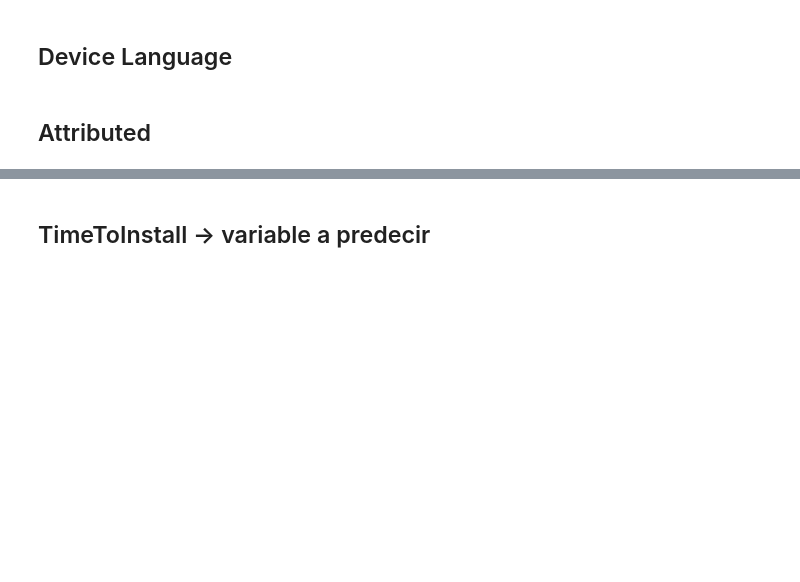
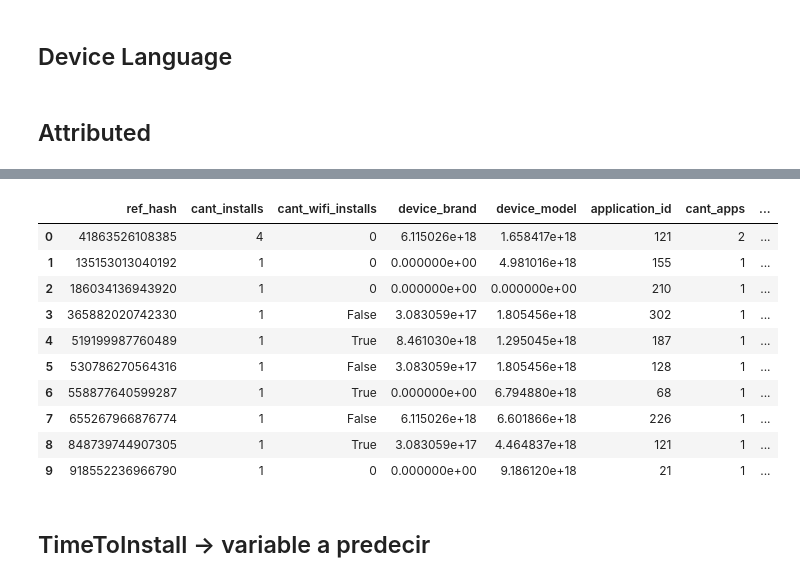
Before and after one commit to GastonMontes/75.06-Datos-Grupo22-TP1, a Jupyter notebook: tp2/FeatureEngineeringInstalls.ipynb, the cells around one changed output, grey strips where cells are left out. Cells and saved outputs as stored; diff of their text form; code cells hidden in the pictures; blank space fills up the shorter version.

```diff
--- a/tp2/FeatureEngineeringInstalls.ipynb
+++ b/tp2/FeatureEngineeringInstalls.ipynb
@@ -190,3 +209,17 @@ final2 = final2.merge(attributed2, on='ref_hash', how='left')
+# %%
+final.head(10)
+# %% [output]
+|  | ref_hash | cant_installs | cant_wifi_installs | device_brand | device_model | application_id | cant_apps | ... |
+| 0 | 41863526108385 | 4 | 0 | 6.115026e+18 | 1.658417e+18 | 121 | 2 | ... |
+| 1 | 135153013040192 | 1 | 0 | 0.000000e+00 | 4.981016e+18 | 155 | 1 | ... |
+| 2 | 186034136943920 | 1 | 0 | 0.000000e+00 | 0.000000e+00 | 210 | 1 | ... |
+| 3 | 365882020742330 | 1 | False | 3.083059e+17 | 1.805456e+18 | 302 | 1 | ... |
+| 4 | 519199987760489 | 1 | True | 8.461030e+18 | 1.295045e+18 | 187 | 1 | ... |
+| 5 | 530786270564316 | 1 | False | 3.083059e+17 | 1.805456e+18 | 128 | 1 | ... |
+| 6 | 558877640599287 | 1 | True | 0.000000e+00 | 6.794880e+18 | 68 | 1 | ... |
+| 7 | 655267966876774 | 1 | False | 6.115026e+18 | 6.601866e+18 | 226 | 1 | ... |
+| 8 | 848739744907305 | 1 | True | 3.083059e+17 | 4.464837e+18 | 121 | 1 | ... |
+| 9 | 918552236966790 | 1 | 0 | 0.000000e+00 | 9.186120e+18 | 21 | 1 | ... |
 # %% [markdown]
 ## TimeToInstall -> variable a predecir
 # %%
```
Also changed, not shown: parts of 11 cells of this notebook, 1 other file.
